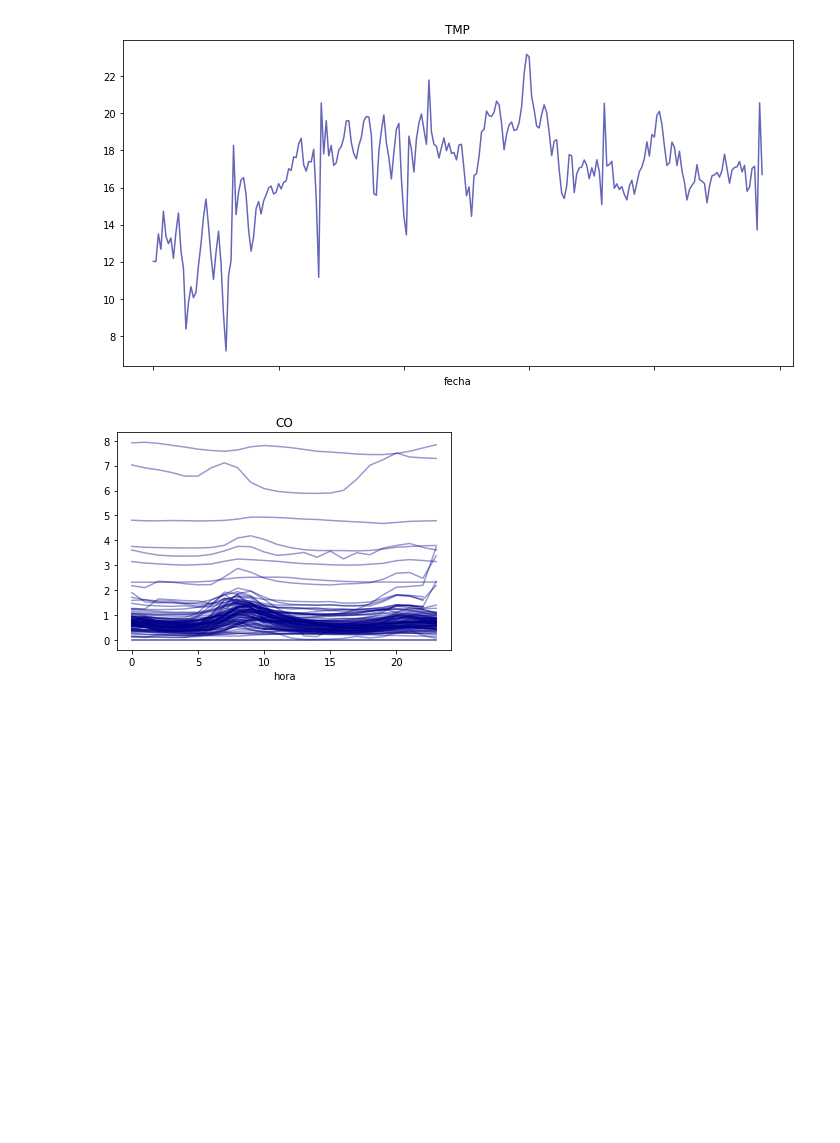
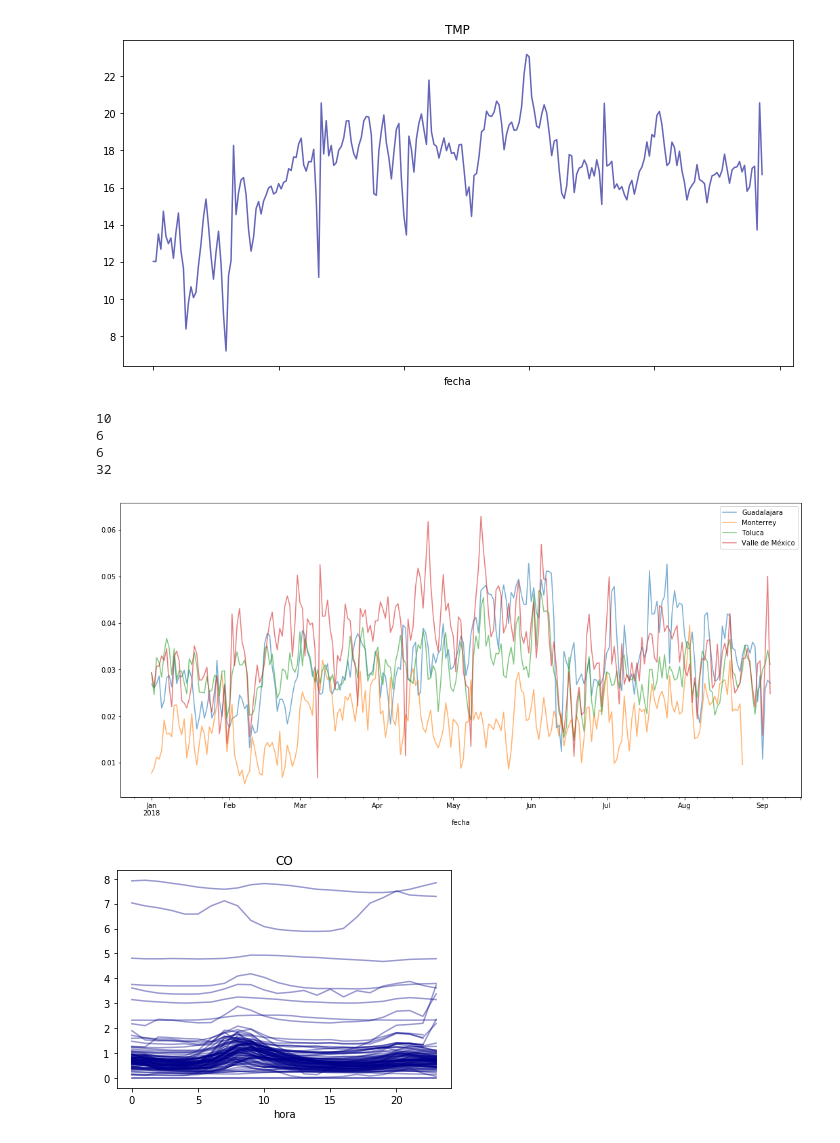
Before and after one commit to mxabierto/calidad-del-aire, a Jupyter notebook: notebooks/0.05_EDA_2.ipynb, the cells around one changed output. Cells and saved outputs as stored; diff of their text form; code cells hidden in the pictures; blank space fills up the shorter version.

```diff
--- a/notebooks/0.05_EDA_2.ipynb
+++ b/notebooks/0.05_EDA_2.ipynb
@@ -138,6 +170,27 @@ for parametro, df_mediciones in mediciones[mediciones.city=='Valle de México'].
 [figure]
 [figure]
 [figure]
+# %%
+# Gráficas por día para el ozono, promediando todas las estaciones de una ciudad por parámetro
+ozono_df = mediciones[mediciones.parametro=='O3']
+
+fig, ax = plt.subplots()
+
+for c, df_mediciones in ozono_df[ozono_df.city.isin(['Valle de México', 'Guadalajara', 'Toluca',
+                                                             'Monterrey'])].groupby('city'):
+    aux = filtra_mediciones(df_mediciones, 'O3')
+    aux['fecha'] = pd.to_datetime(aux.fecha)
+    aux.sort_values('fecha', inplace=True)
+
+    print(aux.estacionesid.nunique())
+    aux.groupby('fecha').valororig.mean().plot(alpha=0.6, figsize=(18, 8), ax=ax,
+                                               label=c, legend=True)
+# %% [output]
+10
+6
+6
+32
+[figure, added]
 # %%
 # Gráficas de promedio por hora del día por parámetro para cada estación
 for parametro, df_mediciones in mediciones.groupby('parametro'):
```
Also changed, not shown: parts of 3 cells of this notebook, 4 other files.
